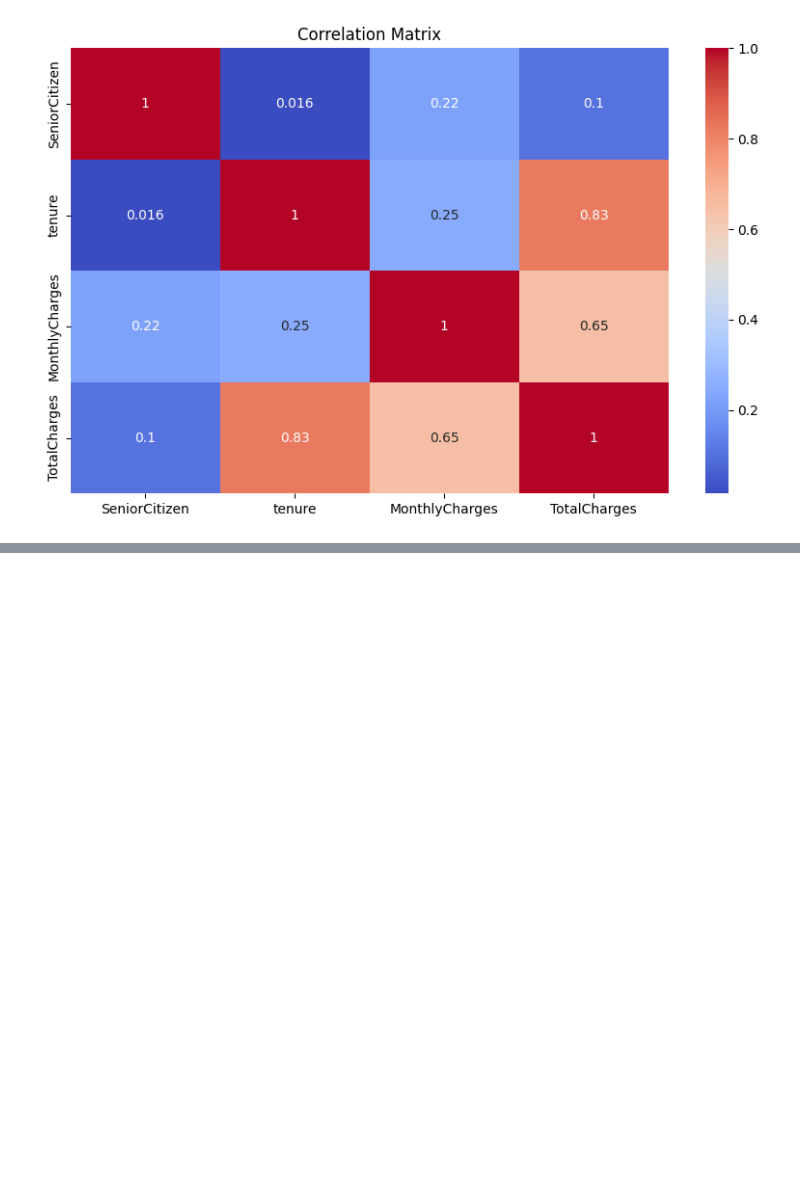
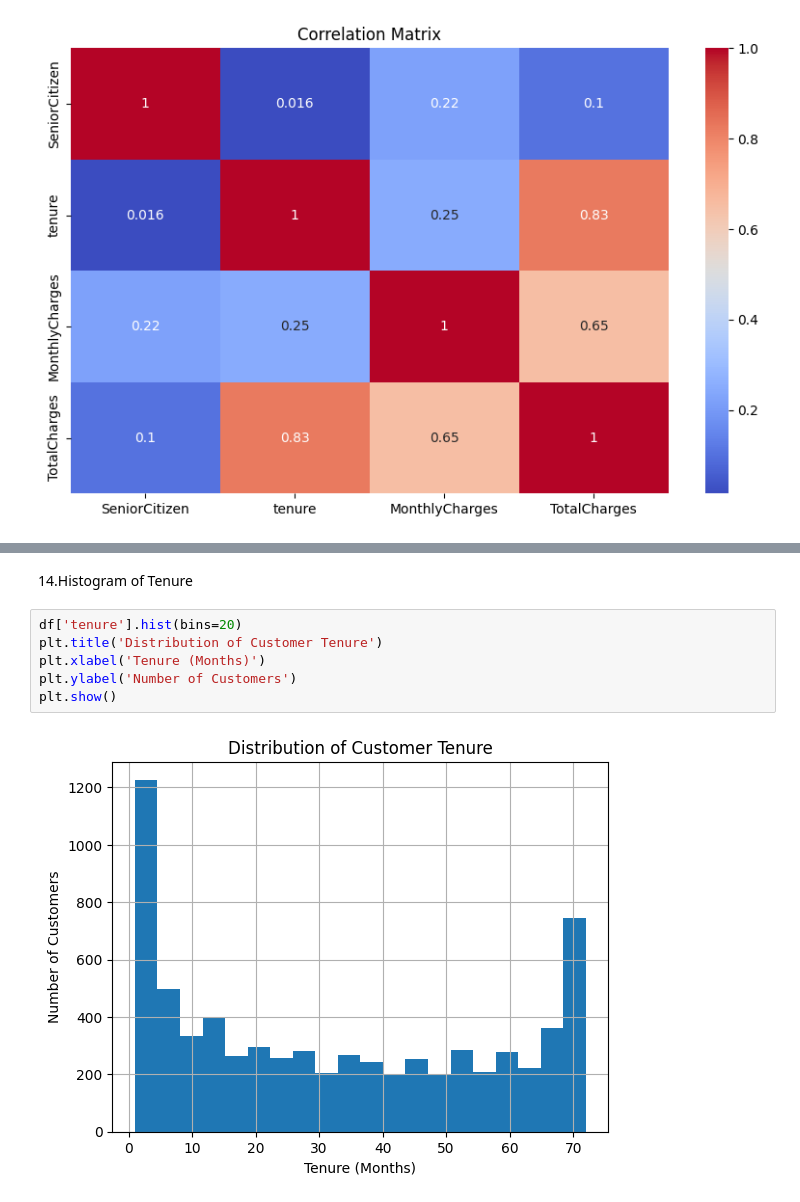
Before and after one commit to pallesairamgoud/Customer-Churn-Analysis, a Jupyter notebook: Telco_Customer_Churn_EDA.ipynb, the cells around one changed output, grey strips where cells are left out. Cells and saved outputs as stored; diff of their text form; blank space fills up the shorter version.

```diff
--- a/Telco_Customer_Churn_EDA.ipynb
+++ b/Telco_Customer_Churn_EDA.ipynb
@@ -95,0 +160,10 @@ plt.show()
+# %% [markdown]
+14.Histogram of Tenure
+# %%
+df['tenure'].hist(bins=20)
+plt.title('Distribution of Customer Tenure')
+plt.xlabel('Tenure (Months)')
+plt.ylabel('Number of Customers')
+plt.show()
+# %% [output]
+[figure, added]
```
Also changed, not shown: parts of 13 cells of this notebook.
